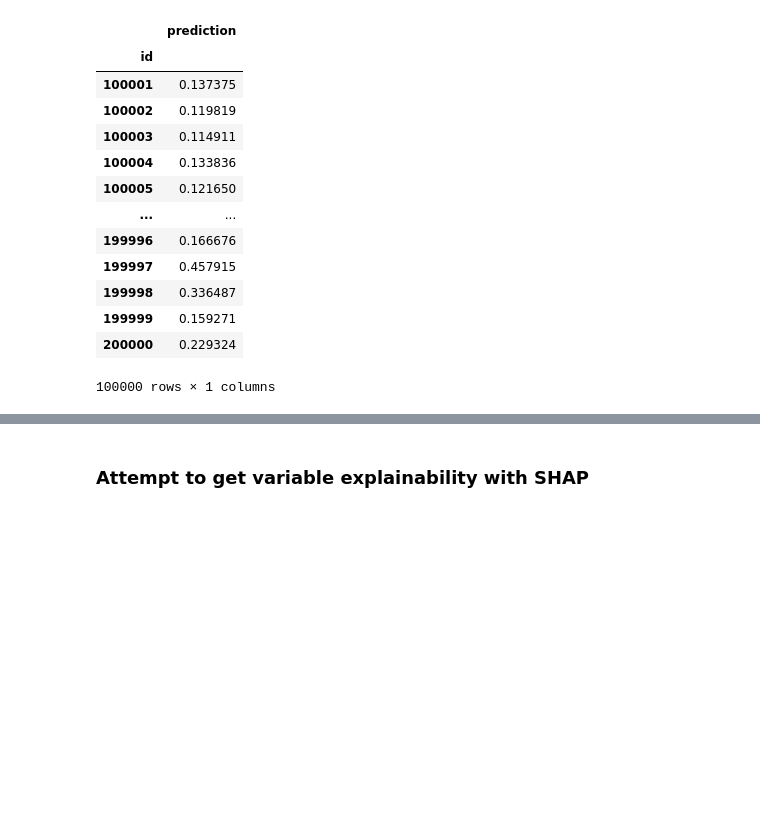
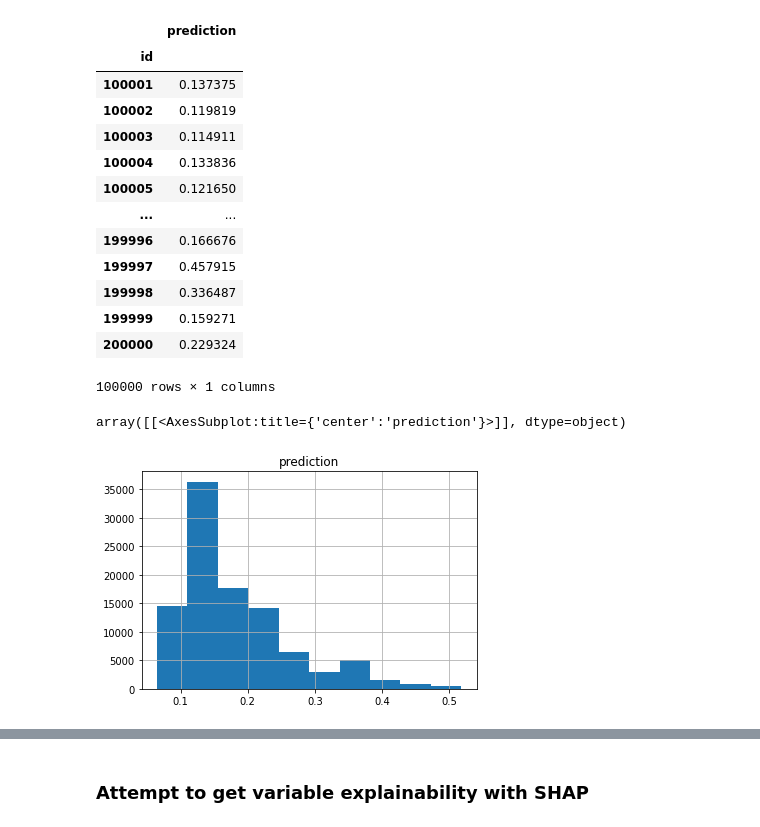
Before and after one commit to SalahMah1/finance_project_hec, a Jupyter notebook: regression_proba.ipynb, the cells around one changed output, grey strips where cells are left out. Saved outputs shown, nothing was run; the diff lists cells and outputs as text; code cells hidden in the pictures; blank space fills up the shorter version.

```diff
--- a/regression_proba.ipynb
+++ b/regression_proba.ipynb
@@ -227,3 +228,8 @@ new_predictions
 | 199999 | 0.159271 |
 | 200000 | 0.229324 |
 100000 rows × 1 columns
+# %%
+new_predictions.hist(bins=10)
+# %% [output]
+array([[<AxesSubplot:title={'center':'prediction'}>]], dtype=object)
+[figure, added]
```
Also changed, not shown: parts of 4 cells of this notebook, 3 other files.
